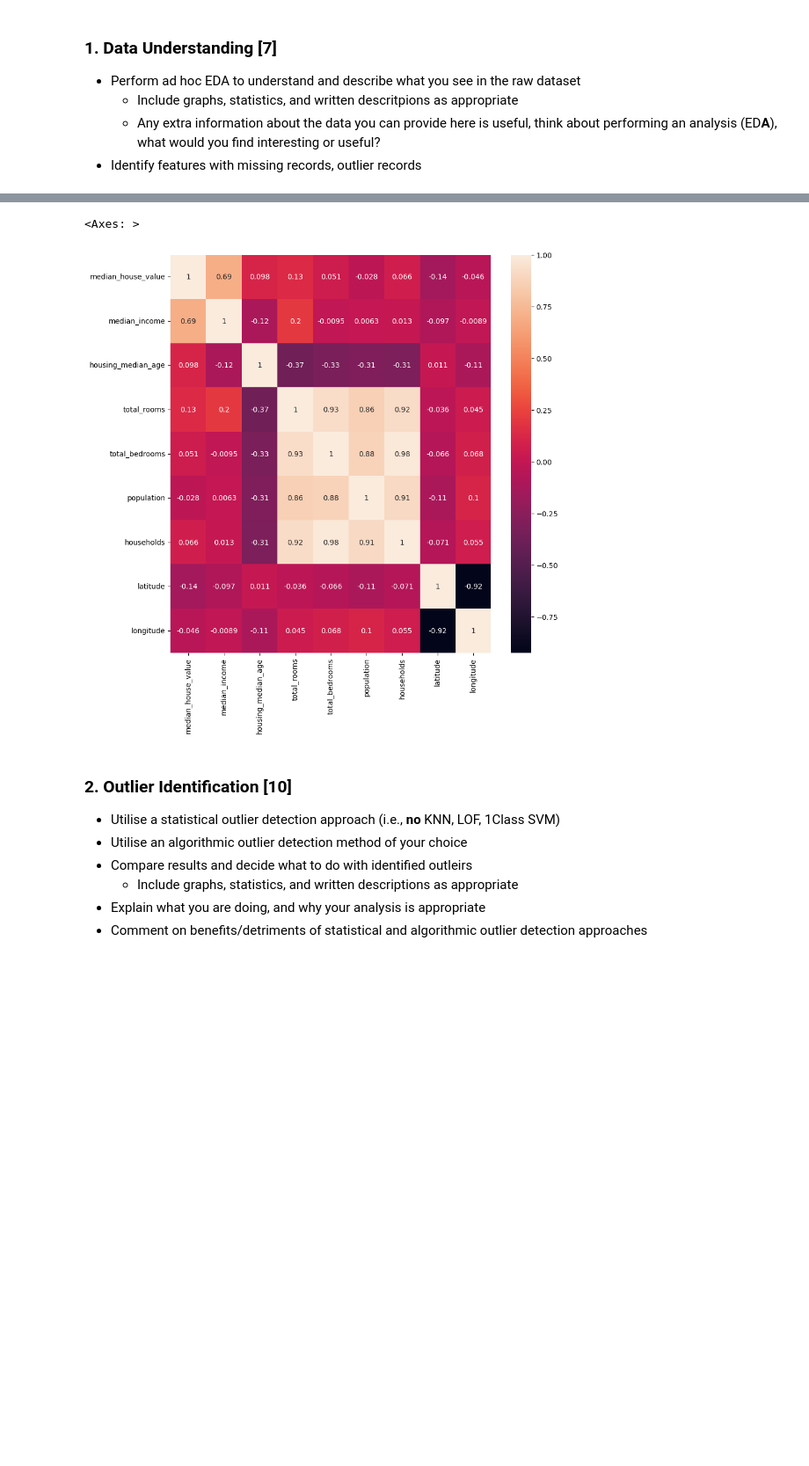
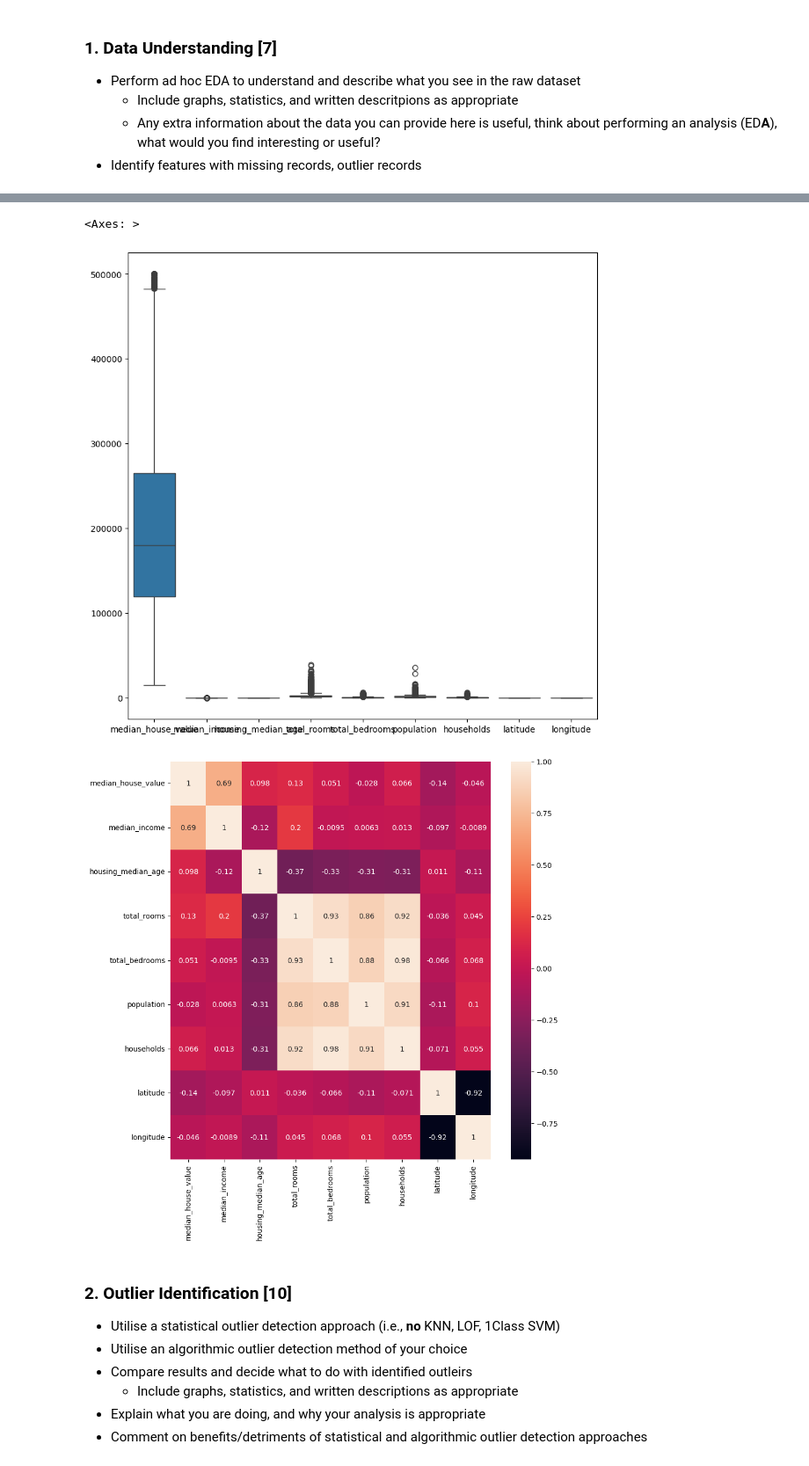
Before and after one commit to OscarIsorez/ComputerVision, a Jupyter notebook: CSC3831_Part_I/Coursework/CSC3831_Final_Assessment.ipynb, the cells around one changed output, grey strips where cells are left out. Shown: that part at 88% size. Cells and saved outputs as stored; diff of their text form; code cells hidden in the pictures; blank space fills up the shorter version.

```diff
--- a/CSC3831_Part_I/Coursework/CSC3831_Final_Assessment.ipynb
+++ b/CSC3831_Part_I/Coursework/CSC3831_Final_Assessment.ipynb
@@ -71,36 +71,37 @@ houses_corrupted.describe()
 
 # a plot to identifiy missing records
 # plt.figure(figsize=(10, 10))
 # sns.heatmap(houses_corrupted.isnull(), cbar=False)
 
 # a plot to identify outliers
-# plt.figure(figsize=(10, 10))
-# sns.boxplot(data=houses_corrupted)
+plt.figure(figsize=(10, 10))
+sns.boxplot(data=houses_corrupted)
 
 # plt.show()
 
 # a plot to identify the correlation between the features
 plt.figure(figsize=(10, 10))
 sns.heatmap(houses_corrupted.corr(), annot=True)
 # %% [output]
 <class 'pandas.core.frame.DataFrame'>
 RangeIndex: 20640 entries, 0 to 20639
 Data columns (total 9 columns):
  #   Column              Non-Null Count  Dtype
 ---  ------              --------------  -----
  0   median_house_value  20640 non-null  float64
  1   median_income       18576 non-null  float64
  2   housing_median_age  18576 non-null  float64
  3   total_rooms         20640 non-null  float64
  4   total_bedrooms      20640 non-null  float64
  5   population          18576 non-null  float64
  6   households          20640 non-null  float64
  7   latitude            20640 non-null  float64
  8   longitude           20640 non-null  float64
 dtypes: float64(9)
 memory usage: 1.4 MB
 <Axes: >
-[figure, old version]
+[figure, new version]
+[figure, added]
 # %% [markdown]
 ### 2. Outlier Identification [10]
 - Utilise a statistical outlier detection approach (i.e., **no** KNN, LOF, 1Class SVM)
```
